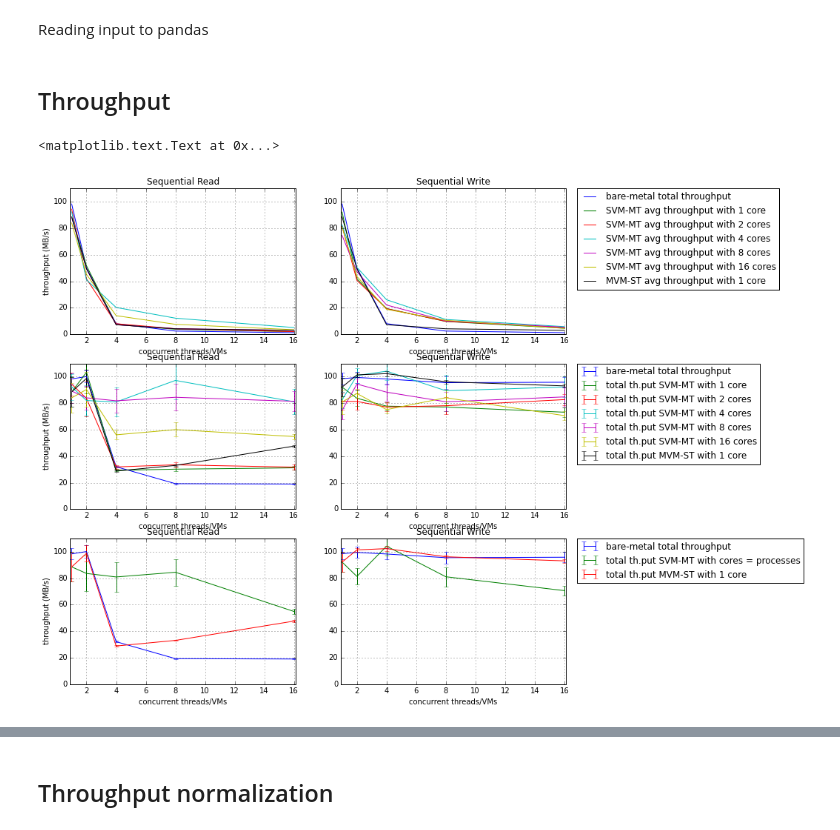
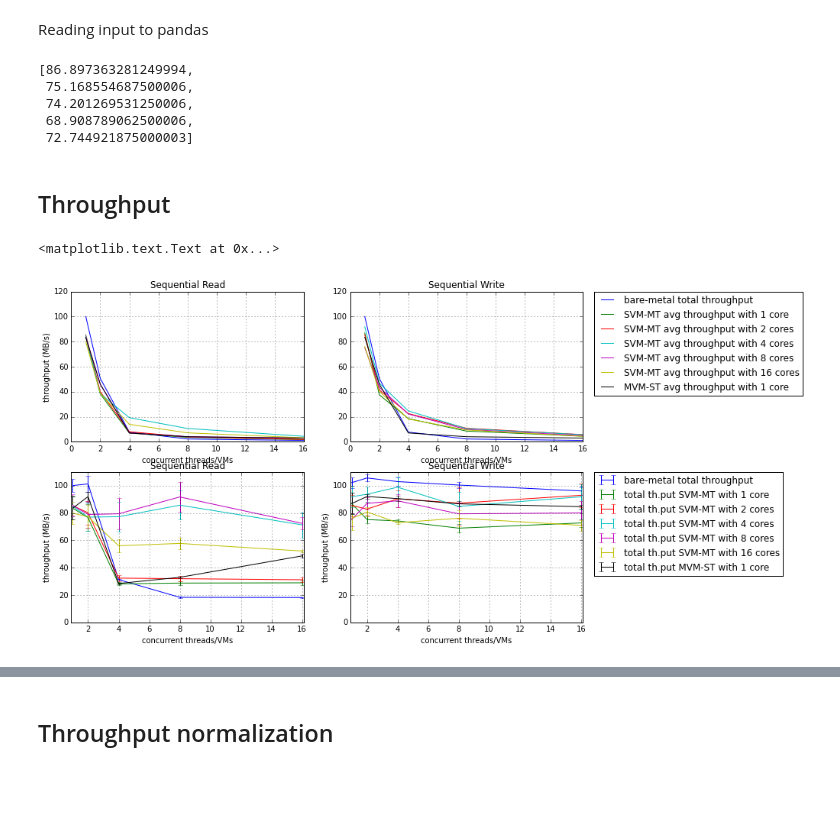
Before and after one commit to hasonhai/io_measurements, a Jupyter notebook: notebook/DA16procs_bf12.ipynb, the cells around one changed output, grey strips where cells are left out. Saved outputs shown, nothing was run; the diff lists cells and outputs as text; code cells hidden in the pictures; blank space fills up the shorter version.

```diff
--- a/notebook/DA16procs_bf12.ipynb
+++ b/notebook/DA16procs_bf12.ipynb
@@ -54,7 +52,7 @@ import scipy.stats as td
 # %% [markdown]
 Reading input to pandas
 # %%
-dtresult = pd.read_csv('data/bw16p4gbf12nocache.csv', delimiter=' ', header=None)
+dtresult = pd.read_csv('data/bw16p4gbf12cache.csv', delimiter=' ', header=None)
 dtdata = dtresult[range(1,17)]
 dtindex = dtresult[0]
 dtdata.index = dtindex.str.replace('T[0-2][0-9]', '',case=False)
@@ -106,6 +104,7 @@ aggbwsrsvm16c = avgaggtpin5tests.filter(regex="^SR01VM16CTH").tolist()
 aggbwswsvm16c = avgaggtpin5tests.filter(regex="^SW01VM16CTH").tolist()
 aggbwsrmvm = avgaggtpin5tests.filter(regex="^SR[0-9]+VM01CTH01").tolist()
 aggbwswmvm = avgaggtpin5tests.filter(regex="^SW[0-9]+VM01CTH01").tolist()
+
 
 # Confidence Interval
 ciaggbwsrbf = ciaggtpin5tests.filter(regex="^SRBFTH").tolist()
@@ -128,6 +127,12 @@ aggbwsrsvm = [aggbwsrsvm1c[0], aggbwsrsvm2c[1], aggbwsrsvm4c[2], aggbwsrsvm8c[3]
 aggbwswsvm = [aggbwswsvm1c[0], aggbwswsvm2c[1], aggbwswsvm4c[2], aggbwswsvm8c[3], aggbwswsvm16c[4]]
 ciaggbwsrsvm = [ciaggbwsrsvm1c[0], ciaggbwsrsvm2c[1], ciaggbwsrsvm4c[2], ciaggbwsrsvm8c[3], ciaggbwsrsvm16c[4]]
 ciaggbwswsvm = [ciaggbwswsvm1c[0], ciaggbwswsvm2c[1], ciaggbwswsvm4c[2], ciaggbwswsvm8c[3], ciaggbwswsvm16c[4]]
+# %% [output]
+[86.897363281249994,
+ 75.168554687500006,
+ 74.201269531250006,
+ 68.908789062500006,
+ 72.744921875000003]
 # %% [markdown]
 ## Throughput
 # %%
@@ -141,7 +146,7 @@ plt.plot(x_axis, bwsrsvm4c)
 plt.plot(x_axis, bwsrsvm8c)
 plt.plot(x_axis, bwsrsvm16c)
 plt.plot(x_axis, bwsrmvm)
-plt.axis([0.9, 16.1, 0, 110])
+#plt.axis([0.9, 16.1, 0, 110])
 plt.grid(True)
 plt.title('Sequential Read')
 pylab.xlabel('concurrent threads/VMs')
@@ -155,7 +160,7 @@ plt.plot(x_axis, bwswsvm4c, label = 'SVM-MT avg throughput with 4 cores')
 plt.plot(x_axis, bwswsvm8c, label = 'SVM-MT avg throughput with 8 cores')
 plt.plot(x_axis, bwswsvm16c, label = 'SVM-MT avg throughput with 16 cores')
 plt.plot(x_axis, bwsrmvm, label = 'MVM-ST avg throughput with 1 core')
-plt.axis([0.9, 16.1, 0, 110])
+#plt.axis([0.9, 16.1, 0, 110])
 plt.grid(True)
 plt.legend(bbox_to_anchor=(1.05, 1), loc=2, borderaxespad=0.)
 plt.title('Sequential Write')
@@ -167,54 +172,34 @@ plt.errorbar(x_axis, aggbwsrbf, ciaggbwsrbf)
 plt.errorbar(x_axis, aggbwsrsvm1c, ciaggbwsrsvm1c)
 plt.errorbar(x_axis, aggbwsrsvm2c, ciaggbwsrsvm2c)
 plt.errorbar(x_axis, aggbwsrsvm4c, ciaggbwsrsvm4c)
 plt.errorbar(x_axis, aggbwsrsvm8c, ciaggbwsrsvm8c)
 plt.errorbar(x_axis, aggbwsrsvm16c, ciaggbwsrsvm16c)
 plt.errorbar(x_axis, aggbwsrmvm, ciaggbwsrmvm)
 plt.axis([0.9, 16.1, 0, 110])
 plt.grid(True)
 plt.title('Sequential Read')
 pylab.xlabel('concurrent threads/VMs')
 pylab.ylabel('throughput (MB/s)')
 
 plt.subplot(324)
 plt.errorbar(x_axis, aggbwswbf, ciaggbwswbf, label = 'bare-metal total throughput')
 plt.errorbar(x_axis, aggbwswsvm1c, ciaggbwswsvm1c, label = 'total th.put SVM-MT with 1 core')
 plt.errorbar(x_axis, aggbwswsvm2c, ciaggbwswsvm2c, label = 'total th.put SVM-MT with 2 cores')
 plt.errorbar(x_axis, aggbwswsvm4c, ciaggbwswsvm4c, label = 'total th.put SVM-MT with 4 cores')
 plt.errorbar(x_axis, aggbwswsvm8c, ciaggbwswsvm8c, label = 'total th.put SVM-MT with 8 cores')
 plt.errorbar(x_axis, aggbwswsvm16c, ciaggbwswsvm16c, label = 'total th.put SVM-MT with 16 cores')
 plt.errorbar(x_axis, aggbwswmvm, ciaggbwswmvm, label = 'total th.put MVM-ST with 1 core')
 plt.axis([0.9, 16.1, 0, 110])
 plt.grid(True)
 plt.title('Sequential Write')
 plt.legend(bbox_to_anchor=(1.05, 1), loc=2, borderaxespad=0.)
 pylab.xlabel('concurrent threads/VMs')
-#pylab.ylabel('throughput (MB/s)')
-
-plt.subplot(325)
-plt.errorbar(x_axis, aggbwsrbf, ciaggbwsrbf)
-plt.errorbar(x_axis, aggbwsrsvm, ciaggbwsrsvm)
-plt.errorbar(x_axis, aggbwsrmvm, ciaggbwsrmvm)
-plt.axis([0.9, 16.1, 0, 110])
-plt.grid(True)
-plt.title('Sequential Read')
-pylab.xlabel('concurrent threads/VMs')
 pylab.ylabel('throughput (MB/s)')
 
-plt.subplot(326)
-plt.errorbar(x_axis, aggbwswbf, ciaggbwswbf, label = 'bare-metal total throughput')
-plt.errorbar(x_axis, aggbwswsvm, ciaggbwswsvm, label = 'total th.put SVM-MT with cores = processes')
-plt.errorbar(x_axis, aggbwswmvm, ciaggbwswmvm, label = 'total th.put MVM-ST with 1 core')
-plt.axis([0.9, 16.1, 0, 110])
-plt.grid(True)
-plt.title('Sequential Write')
-plt.legend(bbox_to_anchor=(1.05, 1), loc=2, borderaxespad=0.)
-pylab.xlabel('concurrent threads/VMs')
-
 #plt.savefig('throughput16procs.pdf')
 # %% [output]
 <matplotlib.text.Text at 0x...>
-[figure, old version]
+[figure, new version]
 # %% [markdown]
 The two top figures represent the average throughput of each thread in the test, while the bottom ones represent the aggregated throughput from all threads/VMs in the same scenario. With the three scenarios, we have very different behavior. Let me remind you about the three scenarios that we have:
 
```
Also changed, not shown: parts of 10 cells of this notebook, 4 other files.
